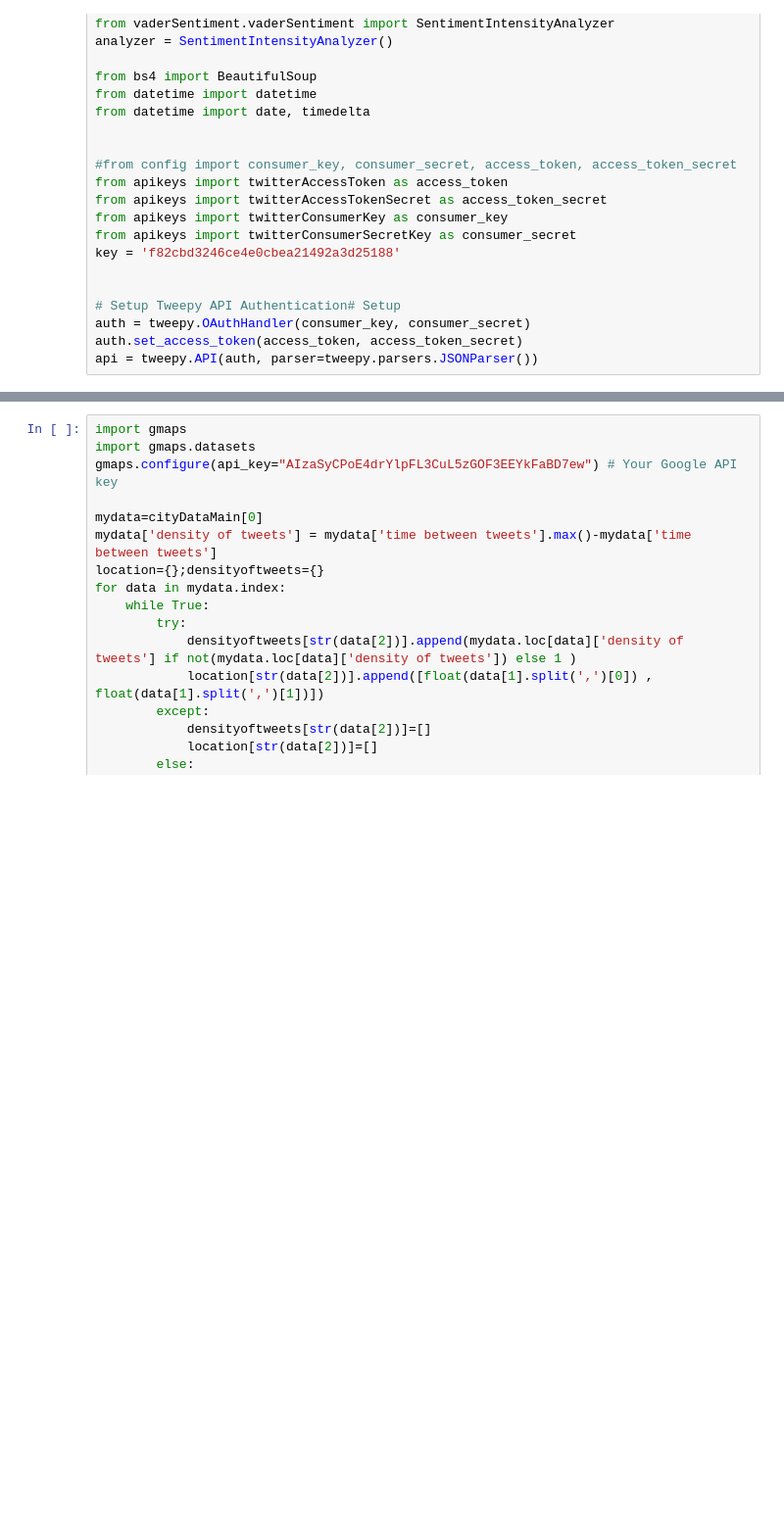
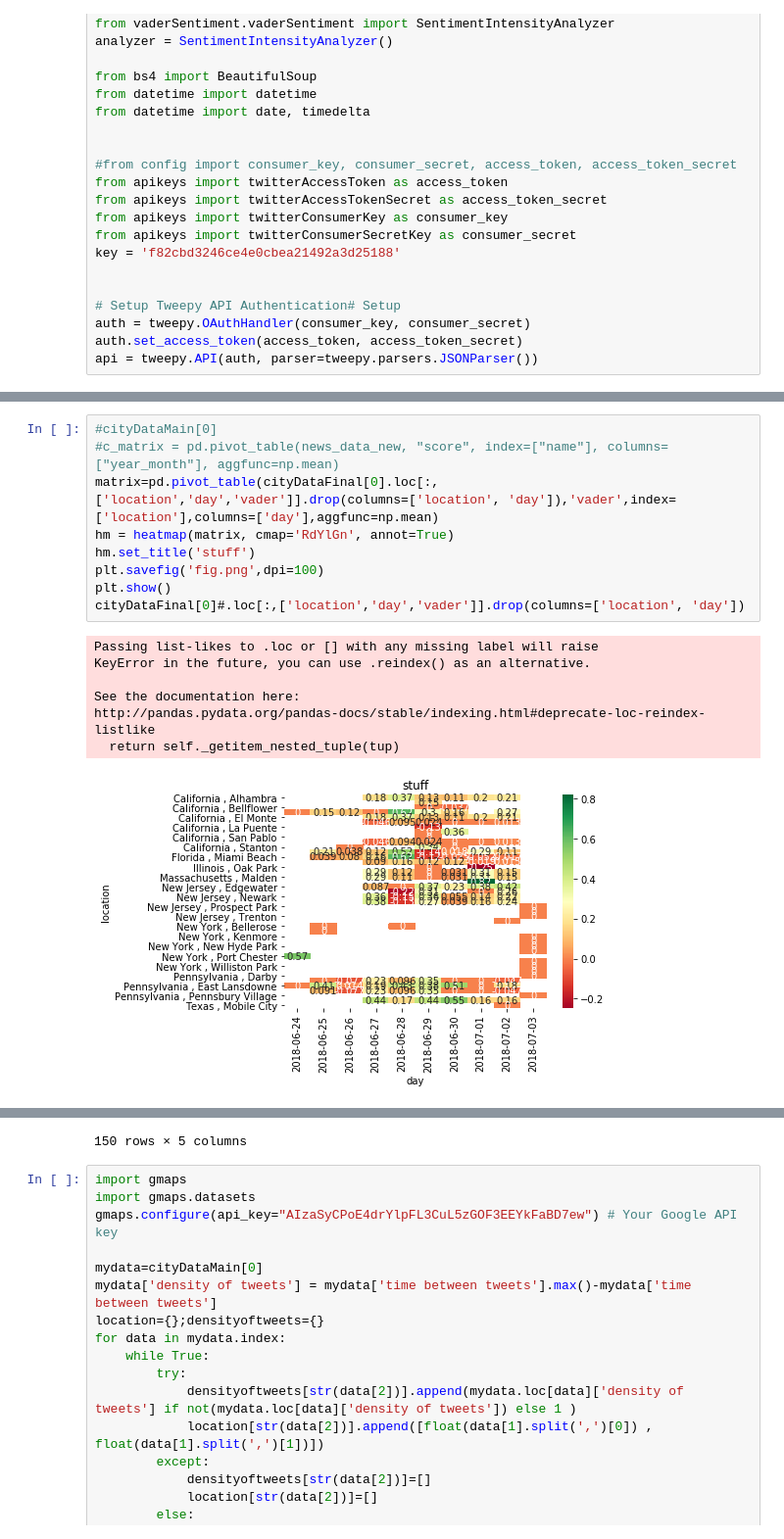
Before and after one commit to jshtaway/CurrentTrendsTool, a Jupyter notebook: FinalNotebook.ipynb, the cells around one changed output, grey strips where cells are left out. Shown: that part at 98% size. Cells and saved outputs as stored; diff of their text form; blank space fills up the shorter version.

```diff
--- a/FinalNotebook.ipynb
+++ b/FinalNotebook.ipynb
@@ -628,0 +649,17 @@ cityDataMain[0]
+# %%
+#cityDataMain[0]
+#c_matrix = pd.pivot_table(news_data_new, "score", index=["name"], columns=["year_month"], aggfunc=np.mean)
+matrix=pd.pivot_table(cityDataFinal[0].loc[:,['location','day','vader']].drop(columns=['location', 'day']),'vader',index=['location'],columns=['day'],aggfunc=np.mean)
+hm = heatmap(matrix, cmap='RdYlGn', annot=True)
+hm.set_title('stuff')
+plt.savefig('fig.png',dpi=100)
+plt.show()
+cityDataFinal[0]#.loc[:,['location','day','vader']].drop(columns=['location', 'day'])
+# %% [output]
+Passing list-likes to .loc or [] with any missing label will raise
+KeyError in the future, you can use .reindex() as an alternative.
+
+See the documentation here:
+http://pandas.pydata.org/pandas-docs/stable/indexing.html#deprecate-loc-reindex-listlike
+  return self._getitem_nested_tuple(tup)
+[figure, added]
@@ -629,3 +684,4 @@ cityDataMain[0]
+150 rows × 5 columns
 # %%
 import gmaps
 import gmaps.datasets
```
Also changed, not shown: parts of 5 cells of this notebook.
